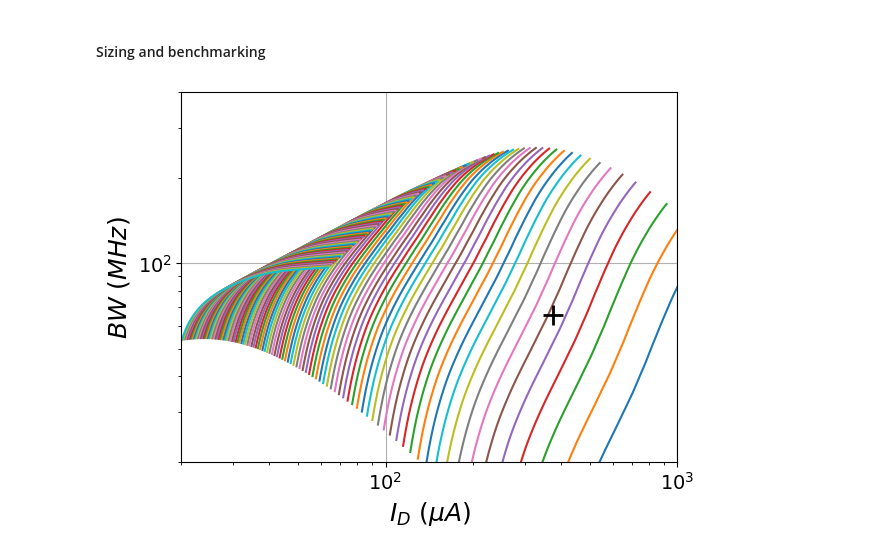
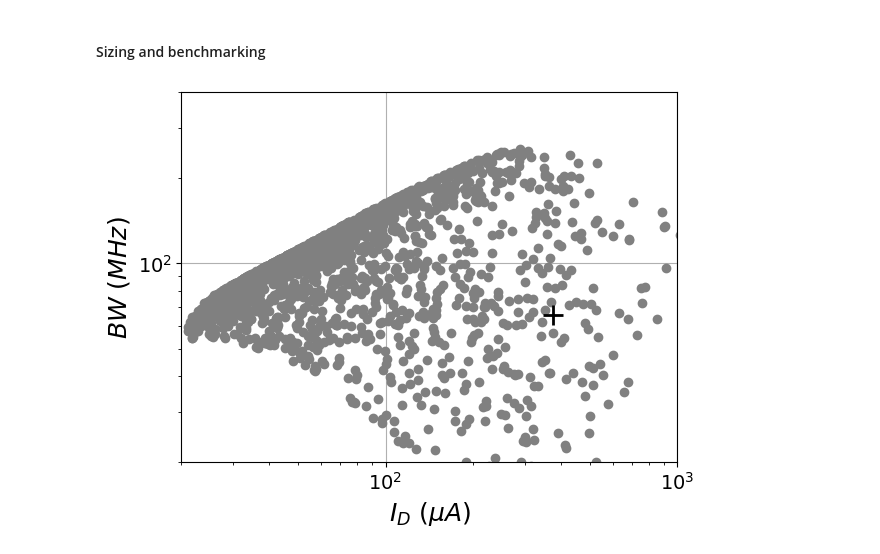
Before and after one commit to bmurmann/CircuitInsights2026, a Jupyter notebook: example2/example3_random.ipynb, the cells around one changed output. Drawn from its saved outputs; the diff is of its cells as text; code cells hidden in the pictures.

```diff
--- a/example2/example3_random.ipynb
+++ b/example2/example3_random.ipynb
@@ -15,46 +15,42 @@ av0 = 4; rs = 10e3; cl = 200e-15
 # %% [markdown]
 #### Design choices
 # %%
-l = 0.13; wfing = 5; gm_id = np.linspace(8, 25, num=100); rd_range = np.linspace(0.5e3, 10e3, num=100)
+points = 2000
+l = 0.13; wfing = 5; gm_id = np.random.uniform(8, 25, points); rd = np.random.uniform(0.5e3, 10e3, points)
 # %% [markdown]
 #### Sizing and benchmarking
 # %%
-id_array = np.zeros((gm_id.size, rd_range.size))
-bw_array = np.zeros((gm_id.size, rd_range.size))
-for index in range(len(rd_range)):
-    rd = rd_range[index]
-    gmrds = n.lookup('GM_GDS', GM_ID=gm_id, L=l)
-    gm = 1/rd*(1/av0 - 1/gmrds)**-1
-    id = gm/gm_id
-    w = id/n.lookup('ID_W', GM_ID=gm_id, L=l)
-    nf = 1+np.floor_divide(w, wfing)
+gmrds = n.lookup('GM_GDS', GM_ID=gm_id, L=l)
+gm = 1/rd*(1/av0 - 1/gmrds)**-1
+id = gm/gm_id
+w = id/n.lookup('ID_W', GM_ID=gm_id, L=l)
+nf = 1+np.floor_divide(w, wfing)
 
-    # Compute capacitances
-    cgs = w*n.lookup('CGS_W', GM_ID=gm_id, L=l)
-    cgd = w*n.lookup('CGD_W', GM_ID=gm_id, L=l)
-    cdd = w*n.lookup('CDD_W', GM_ID=gm_id, L=l)
-    cdb = cdd-cgd
-    cltot = cl+cdb
+# Compute capacitances
+cgs = w*n.lookup('CGS_W', GM_ID=gm_id, L=l)
+cgd = w*n.lookup('CGD_W', GM_ID=gm_id, L=l)
+cdd = w*n.lookup('CDD_W', GM_ID=gm_id, L=l)
+cdb = cdd-cgd
+cltot = cl+cdb
 
-    # Estimate bandwidth
-    rds = gmrds/gm
-    rdtot = rds*rd/(rds+rd)
-    tau1 = rs*(cgs + cgd*(1+av0)) + rdtot*(cltot+cgd)
-    bw_array[:, index] = 1/2/np.pi/tau1
-    id_array[:, index] = id
+# Estimate bandwidth
+rds = gmrds/gm
+rdtot = rds*rd/(rds+rd)
+tau1 = rs*(cgs + cgd*(1+av0)) + rdtot*(cltot+cgd)
+bw = 1/2/np.pi/tau1
 # %%
 id_ex2 = 376
 bw_ex2 = 65.9
 
-plt.loglog(id_array/1e-6, (bw_array/1e6), linestyle='-')
+plt.loglog(id/1e-6, (bw/1e6), marker='o', markersize=5, markeredgewidth=2, linestyle='None', color='gray')
 plt.loglog(id_ex2, bw_ex2, marker='+', markersize=15, markeredgewidth=2, linestyle='None', color='black')
 plt.xlim(2e1, 1e3)
 plt.ylim(20, 400)
 plt.xlabel("$I_D$ ($\\mu A$)", fontsize=18)
 plt.ylabel("$BW$ ($MHz$)", fontsize=18)
 plt.xticks(fontsize=14)
 plt.yticks(fontsize=14)
 plt.grid(True)
 plt.show()
 # %% [output]
-[figure, old version]
+[figure, new version]
```
Also changed, not shown: 1 other file.
